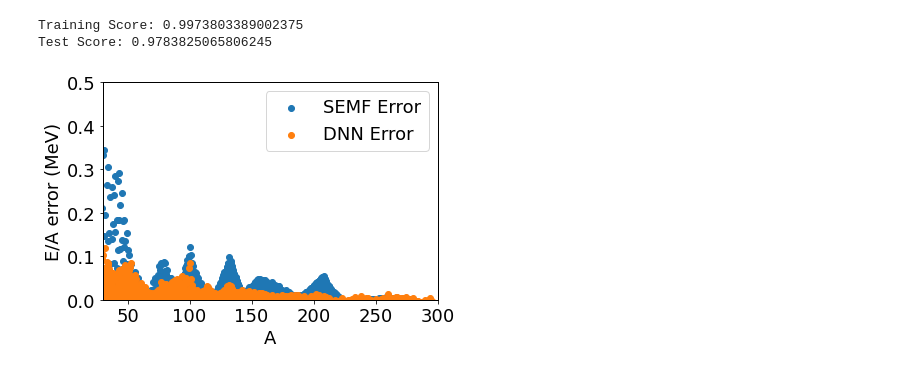
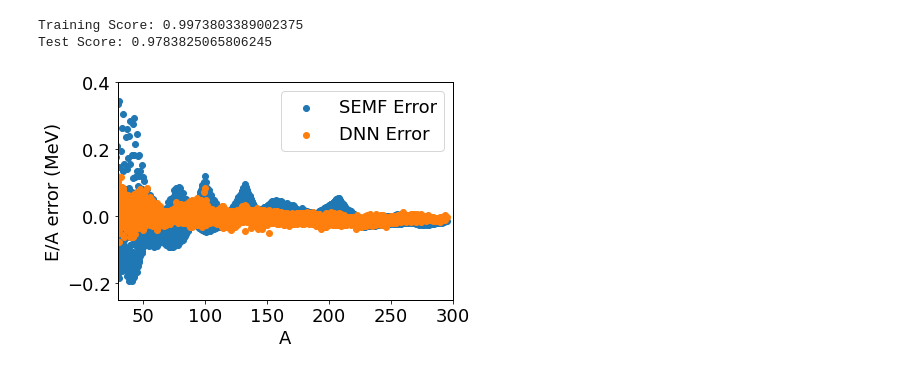
Before and after one commit to zbarvian/Mass-Learning, a Jupyter notebook: dnn_semf_discrepancy.ipynb, the cells around one changed output. Drawn from its saved outputs; the diff is of its cells as text; code cells hidden in the pictures.

Commit message:
tweaked plots

```diff
--- a/dnn_semf_discrepancy.ipynb
+++ b/dnn_semf_discrepancy.ipynb
@@ -186,12 +186,12 @@ Test Score: 0.9783825065806245
 # %%
 # Comparing error in mass predictions for both SEMF and neural network
 plt.scatter(data['A'], (data['semf_E/A'] - data['E/A']), label='SEMF Error')
 plt.scatter(data['A'], (data['dnn_E/A'] - data['E/A']), label='DNN Error')
 plt.xlim(30, 300)
-plt.ylim(0, 0.5)
+plt.ylim(-0.25, 0.4)
 plt.xlabel('A')
 plt.ylabel('E/A error (MeV)')
 plt.legend()
 plt.show()
 # %% [output]
-[figure, old version]
+[figure, new version]
```
Also changed, not shown: parts of 1 cell of this notebook.
